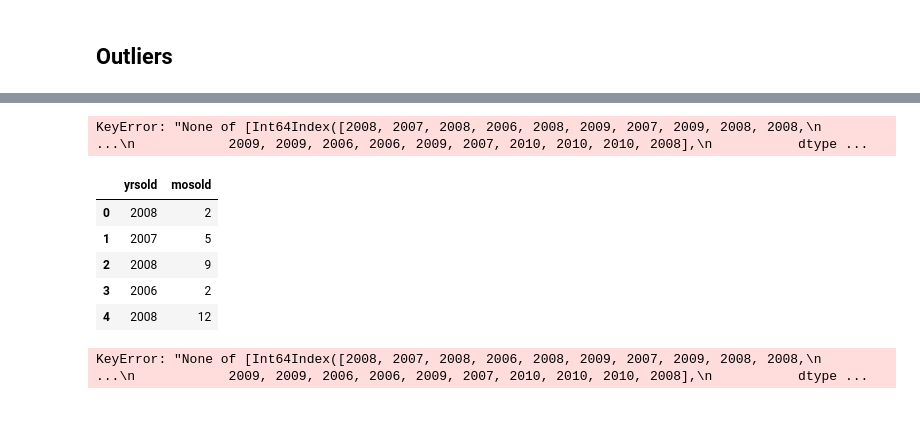
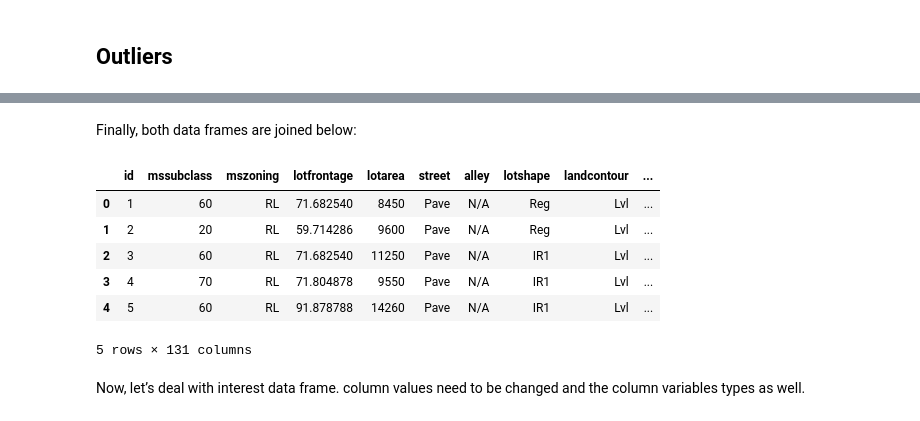
Before and after one commit to romer1979/Sale-Prices-of-Houses-, a Jupyter notebook: Solving regression problems Challange.ipynb, the cells around one changed output, grey strips where cells are left out. Cells and saved outputs as stored; diff of their text form; code cells hidden in the pictures.

```diff
--- a/Solving regression problems Challange.ipynb
+++ b/Solving regression problems Challange.ipynb
@@ -631,4 +929,0 @@ Name: Jan, dtype: float64
-# %%
-unemployment.columns = ['year',1,2,3,4,5,6,7,8,9,10,11,12]
-# %%
-unemployment.set_index('year')
@@ -643,4 +929,0 @@ unemployment.set_index('year')
-# %%
-houses_prices['unemplopyment'] = unemployment.loc[houses_prices.yrsold, houses_prices.mosold]
-# %% [output]
-KeyError: "None of [Int64Index([2008, 2007, 2008, 2006, 2008, 2009, 2007, 2009, 2008, 2008,\n            ...\n            2009, 2009, 2006, 2006, 2009, 2007, 2010, 2010, 2010, 2008],\n           dtype ...
@@ -649,13 +930,16 @@ houses_prices_short = houses_prices[['yrsold', 'mosold']]
+# %% [markdown]
+Finally, both data frames are joined below:
+# %%
+houses_prices_new = houses_prices.join(unemployment.set_index('yr_mo'), on='yr_mo')
 # %%
-houses_prices_short.head()
+houses_prices_new.head()
 # %% [output]
-|  | yrsold | mosold |
-| 0 | 2008 | 2 |
-| 1 | 2007 | 5 |
-| 2 | 2008 | 9 |
-| 3 | 2006 | 2 |
-| 4 | 2008 | 12 |
+|  | id | mssubclass | mszoning | lotfrontage | lotarea | street | alley | lotshape | landcontour | ... |
+| 0 | 1 | 60 | RL | 71.682540 | 8450 | Pave | N/A | Reg | Lvl | ... |
+| 1 | 2 | 20 | RL | 59.714286 | 9600 | Pave | N/A | Reg | Lvl | ... |
+| 2 | 3 | 60 | RL | 71.682540 | 11250 | Pave | N/A | IR1 | Lvl | ... |
+| 3 | 4 | 70 | RL | 71.804878 | 9550 | Pave | N/A | IR1 | Lvl | ... |
+| 4 | 5 | 60 | RL | 91.878788 | 14260 | Pave | N/A | IR1 | Lvl | ... |
+5 rows × 131 columns
-# %%
-houses_prices_short['unemplopyment'] = unemployment.loc[houses_prices_short['yrsold'], houses_prices_short['mosold']]
-# %% [output]
-KeyError: "None of [Int64Index([2008, 2007, 2008, 2006, 2008, 2009, 2007, 2009, 2008, 2008,\n            ...\n            2009, 2009, 2006, 2006, 2009, 2007, 2010, 2010, 2010, 2008],\n           dtype ...
+# %% [markdown]
+Now, let’s deal with interest data frame. column values need to be changed and the column variables types as well.
```
Also changed, not shown: parts of 181 cells of this notebook, 1 other file.
